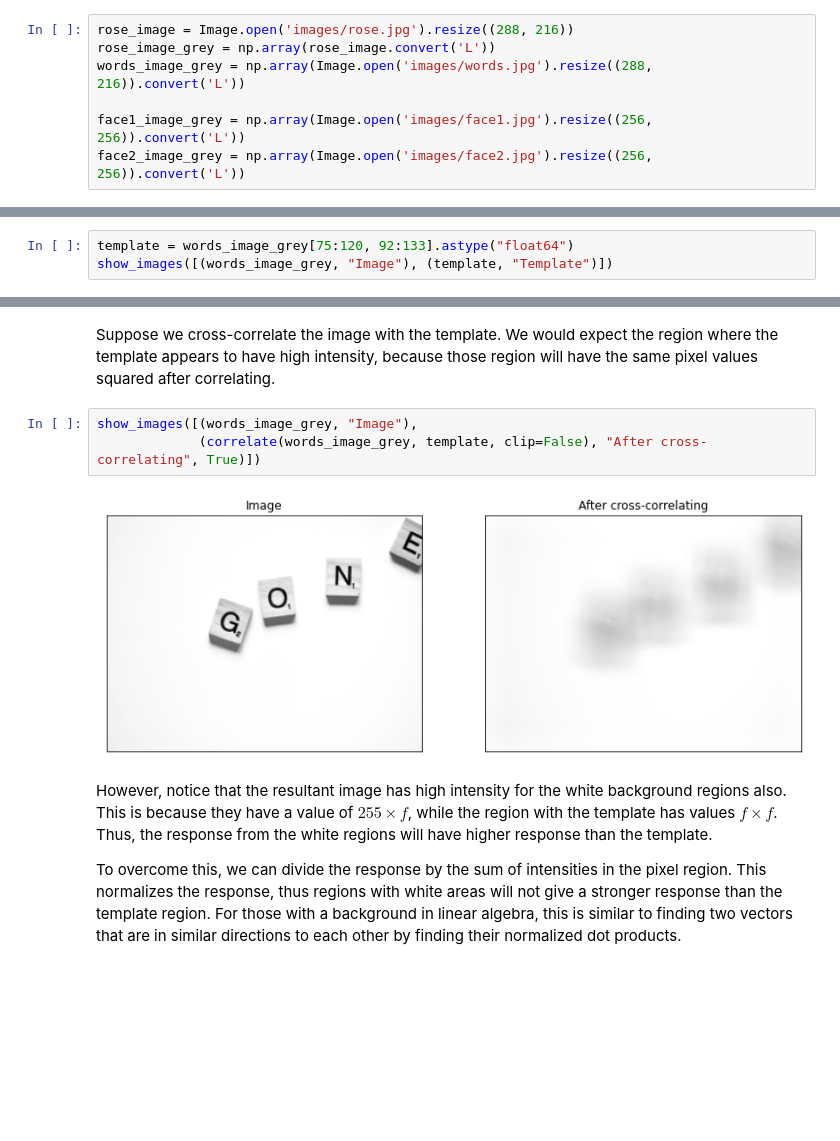
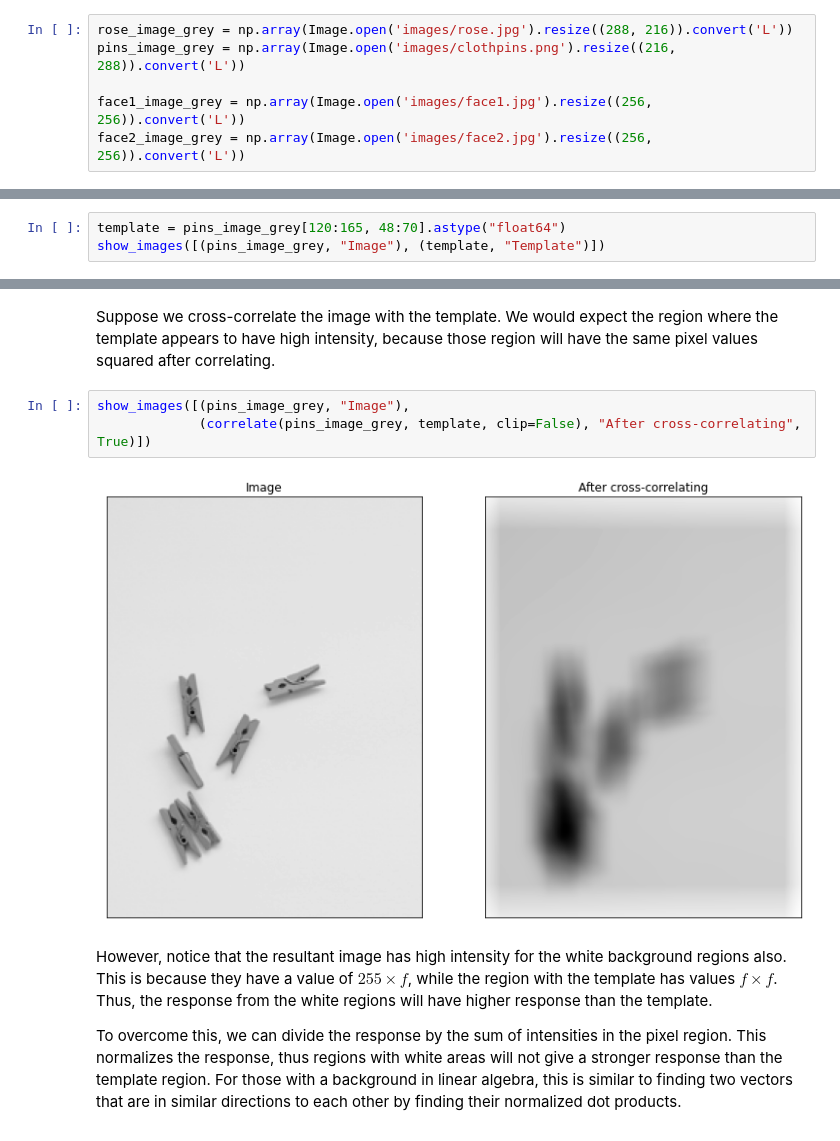
Before and after one commit to 0WN463/wellspring, a Jupyter notebook: computer-vision/filtering.ipynb, the cells around one changed output, grey strips where cells are left out. Drawn from its saved outputs; the diff is of its cells as text; blank space fills up the shorter version.

```diff
--- a/computer-vision/filtering.ipynb
+++ b/computer-vision/filtering.ipynb
@@ -7,9 +7,8 @@ from module.utility import show_pyramids, show_images, array_is_equal
 import numpy as np
 from PIL import Image
 # %%
-rose_image = Image.open('images/rose.jpg').resize((288, 216))
-rose_image_grey = np.array(rose_image.convert('L'))
-words_image_grey = np.array(Image.open('images/words.jpg').resize((288, 216)).convert('L'))
+rose_image_grey = np.array(Image.open('images/rose.jpg').resize((288, 216)).convert('L'))
+pins_image_grey = np.array(Image.open('images/clothpins.png').resize((216, 288)).convert('L'))
 
 face1_image_grey = np.array(Image.open('images/face1.jpg').resize((256, 256)).convert('L'))
 face2_image_grey = np.array(Image.open('images/face2.jpg').resize((256, 256)).convert('L'))
@@ -381,6 +389,6 @@ Using normalized cross-correlation, it is possible to identify the region where
 # %% [markdown]
 Suppose we have the below image and template.
 # %%
-template = words_image_grey[75:120, 92:133].astype("float64")
-show_images([(words_image_grey, "Image"), (template, "Template")])
+template = pins_image_grey[120:165, 48:70].astype("float64")
+show_images([(pins_image_grey, "Image"), (template, "Template")])
 # %% [output]
@@ -389,10 +397,10 @@ show_images([(words_image_grey, "Image"), (template, "Template")])
 Suppose we cross-correlate the image with the template.
 We would expect the region where the template appears to have high intensity, because those region will have the same pixel values squared after correlating.
 # %%
-show_images([(words_image_grey, "Image"),
-             (correlate(words_image_grey, template, clip=False), "After cross-correlating", True)])
+show_images([(pins_image_grey, "Image"),
+             (correlate(pins_image_grey, template, clip=False), "After cross-correlating", True)])
 # %% [output]
-[figure, old version]
+[figure, new version]
 # %% [markdown]
 However, notice that the resultant image has high intensity for the white background regions also.
 This is because they have a value of $255 \times f$, while the region with the template has values $f \times f$.
```
Also changed, not shown: parts of 17 cells of this notebook, 6 other files.
